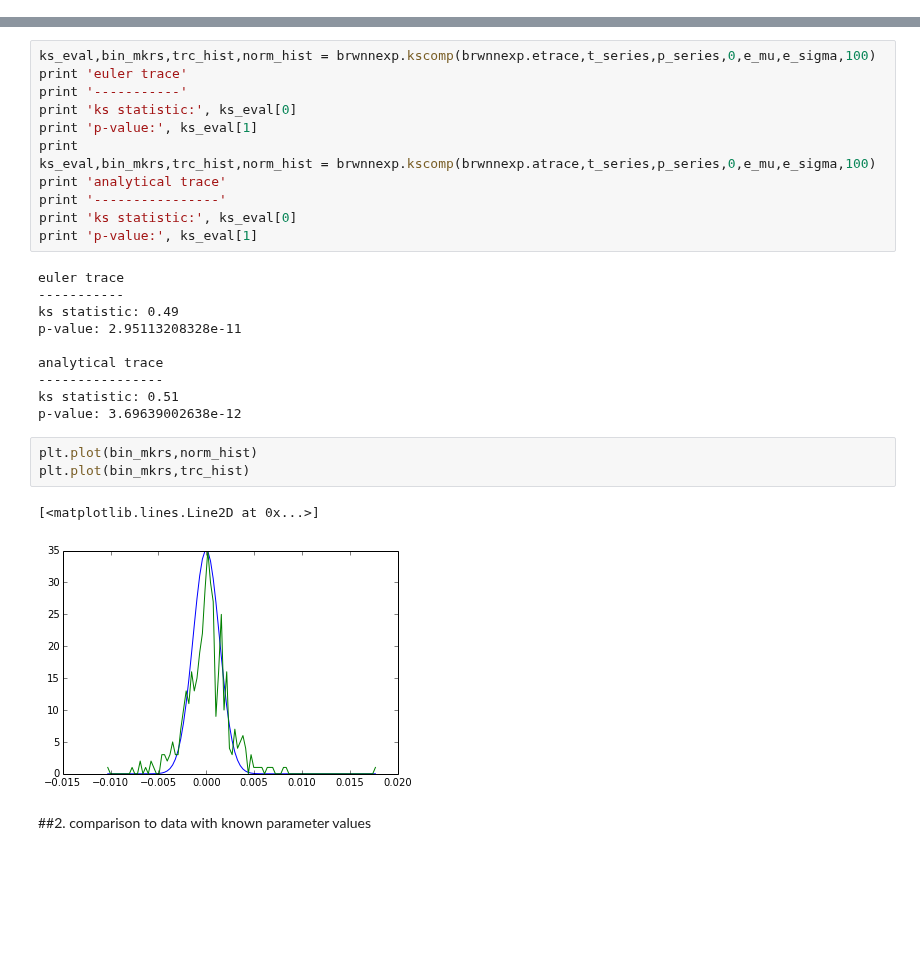
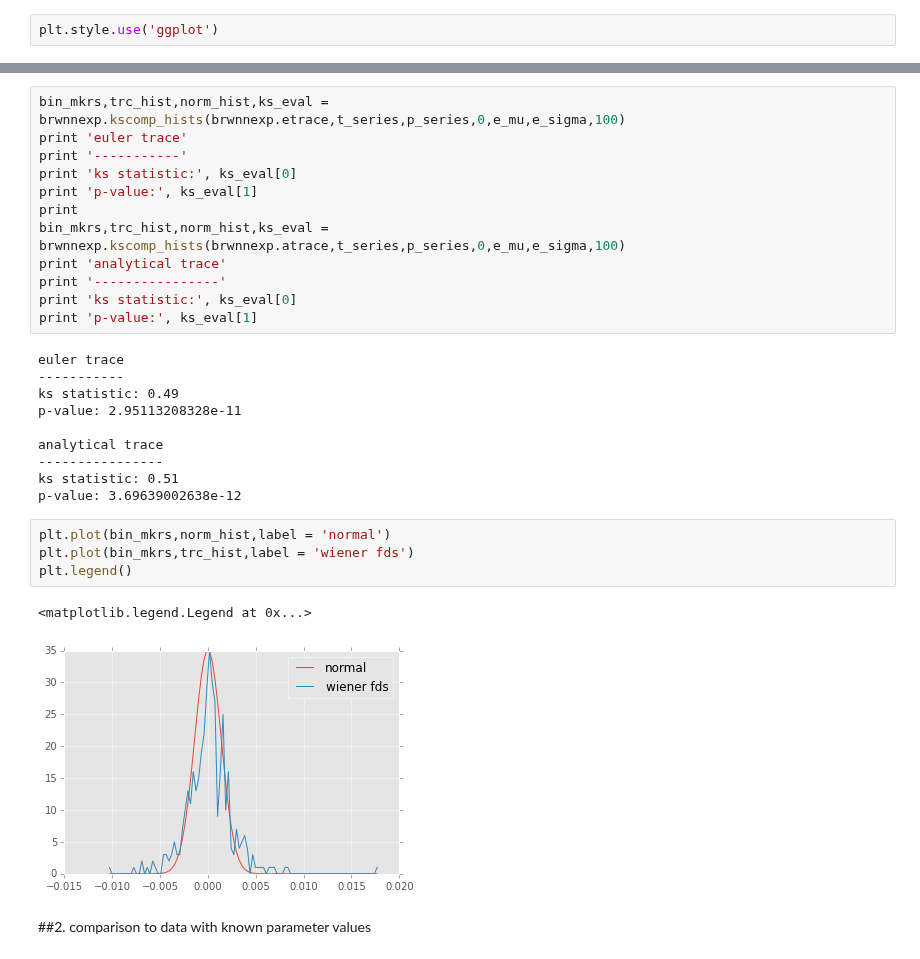
Before and after one commit to rmorshea/quantfi, a Jupyter notebook: opt_params.ipynb, the cells around one changed output, grey strips where cells are left out. Cells and saved outputs as stored; diff of their text form; blank space fills up the shorter version.

```diff
--- a/opt_params.ipynb
+++ b/opt_params.ipynb
@@ -12,5 +13,7 @@ import utility_funcs as ufuncs
 import matplotlib.pyplot as plt
 %matplotlib inline
+# %%
+plt.style.use('ggplot')
 # %%
 aapl = qqm.get_minutely_data('aapl','20130102')
 t_series = pd.Series(ufuncs.get_tseries(aapl.index))[:400]
@@ -62,13 +65,13 @@ mu: 3.59877102351 -- sig: 0.322387527536
 # %% [markdown]
 ##1. real data comparison between the Wiener fds and a scaled normal dist.
 # %%
-ks_eval,bin_mkrs,trc_hist,norm_hist = brwnnexp.kscomp(brwnnexp.etrace,t_series,p_series,0,e_mu,e_sigma,100)
+bin_mkrs,trc_hist,norm_hist,ks_eval = brwnnexp.kscomp_hists(brwnnexp.etrace,t_series,p_series,0,e_mu,e_sigma,100)
 print 'euler trace'
 print '-----------'
 print 'ks statistic:', ks_eval[0]
 print 'p-value:', ks_eval[1]
 print
-ks_eval,bin_mkrs,trc_hist,norm_hist = brwnnexp.kscomp(brwnnexp.atrace,t_series,p_series,0,e_mu,e_sigma,100)
+bin_mkrs,trc_hist,norm_hist,ks_eval = brwnnexp.kscomp_hists(brwnnexp.atrace,t_series,p_series,0,e_mu,e_sigma,100)
 print 'analytical trace'
 print '----------------'
 print 'ks statistic:', ks_eval[0]
@@ -84,11 +87,12 @@ analytical trace
 ks statistic: 0.51
 p-value: 3.69639002638e-12
 # %%
-plt.plot(bin_mkrs,norm_hist)
-plt.plot(bin_mkrs,trc_hist)
+plt.plot(bin_mkrs,norm_hist,label = 'normal')
+plt.plot(bin_mkrs,trc_hist,label = 'wiener fds')
+plt.legend()
 # %% [output]
-[<matplotlib.lines.Line2D at 0x...>]
+<matplotlib.legend.Legend at 0x...>
-[figure, old version]
+[figure, new version]
 # %% [markdown]
 ##2. comparison to data with known parameter values
 # %%
```
Also changed, not shown: parts of 21 cells of this notebook.
